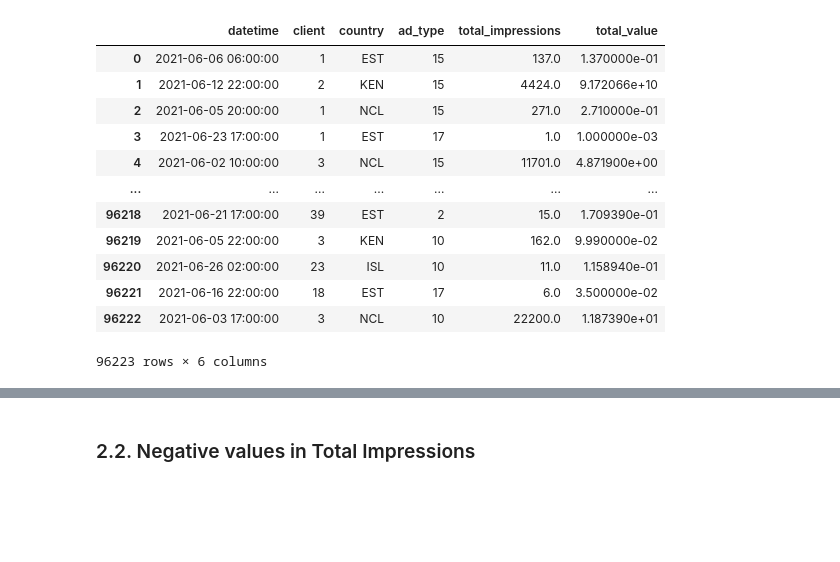
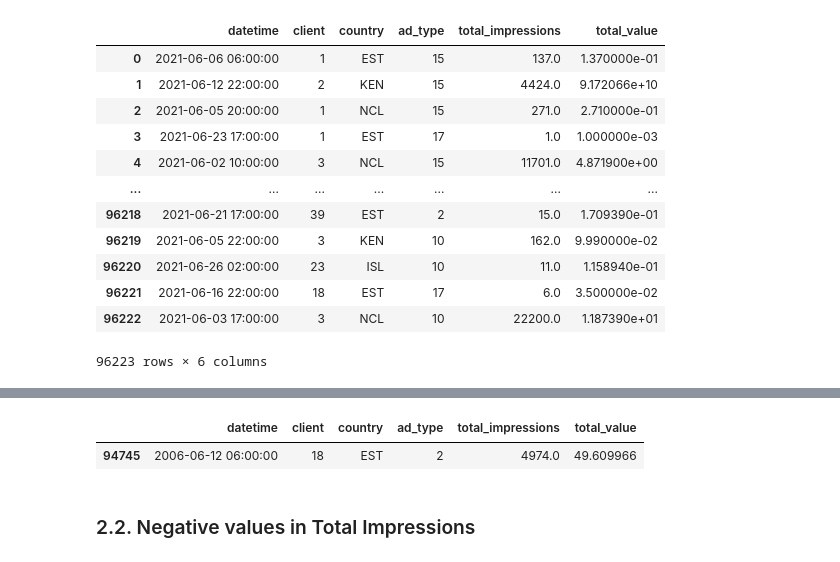
Before and after one commit to pablecastel/ExClick, a Jupyter notebook: Exo_click_test.ipynb, the cells around one changed output, grey strips where cells are left out. Cells and saved outputs as stored; diff of their text form; code cells hidden in the pictures; blank space fills up the shorter version.

```diff
--- a/Exo_click_test.ipynb
+++ b/Exo_click_test.ipynb
@@ -180,3 +180,9 @@ df
 | 96221 | 2021-06-16 22:00:00 | 18 | EST | 17 | 6.0 | 3.500000e-02 |
 | 96222 | 2021-06-03 17:00:00 | 3 | NCL | 10 | 22200.0 | 1.187390e+01 |
 96223 rows × 6 columns
+# %%
+initial_time = df['datetime'].min()
+final_time = df['datetime'].max()
+
+initial_time
+final_time
@@ -182,0 +191,5 @@ df
+# %%
+df[df['datetime']==initial_time]
+# %% [output]
+|  | datetime | client | country | ad_type | total_impressions | total_value |
+| 94745 | 2006-06-12 06:00:00 | 18 | EST | 2 | 4974.0 | 49.609966 |
```
Also changed, not shown: parts of 8 cells of this notebook, 2 other files.
